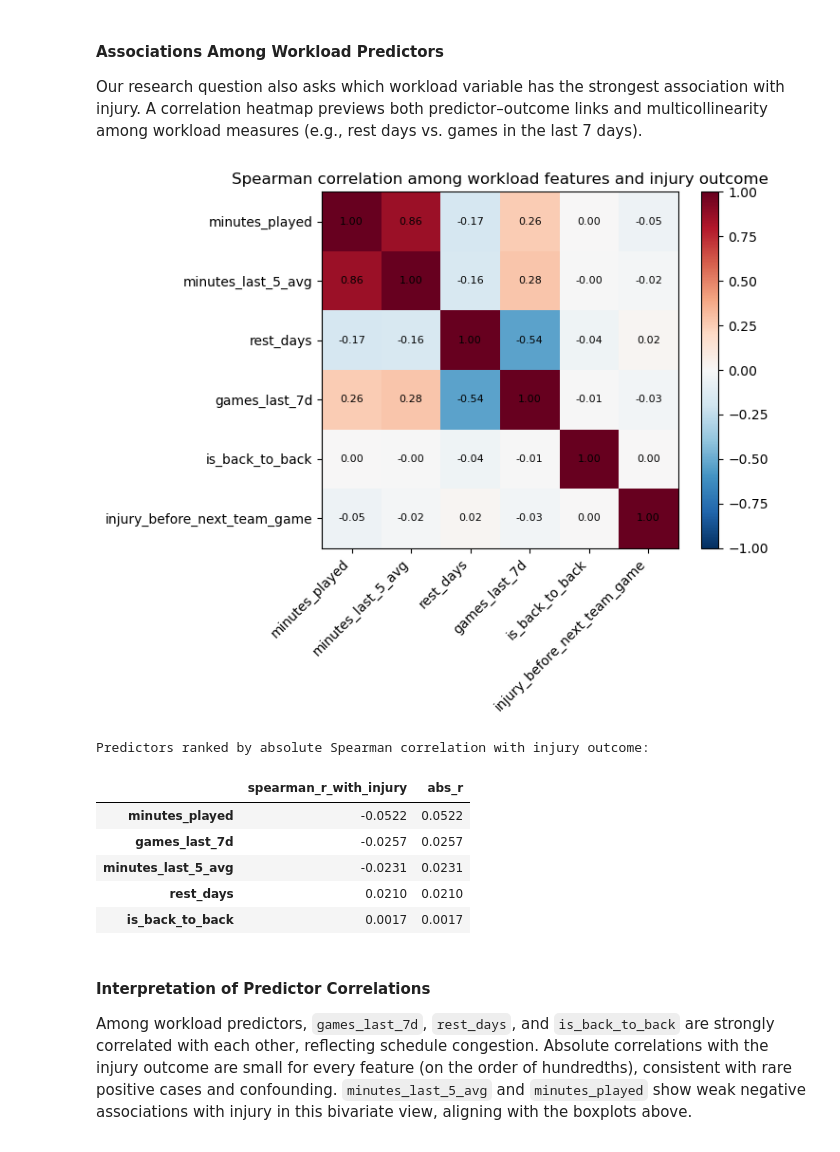
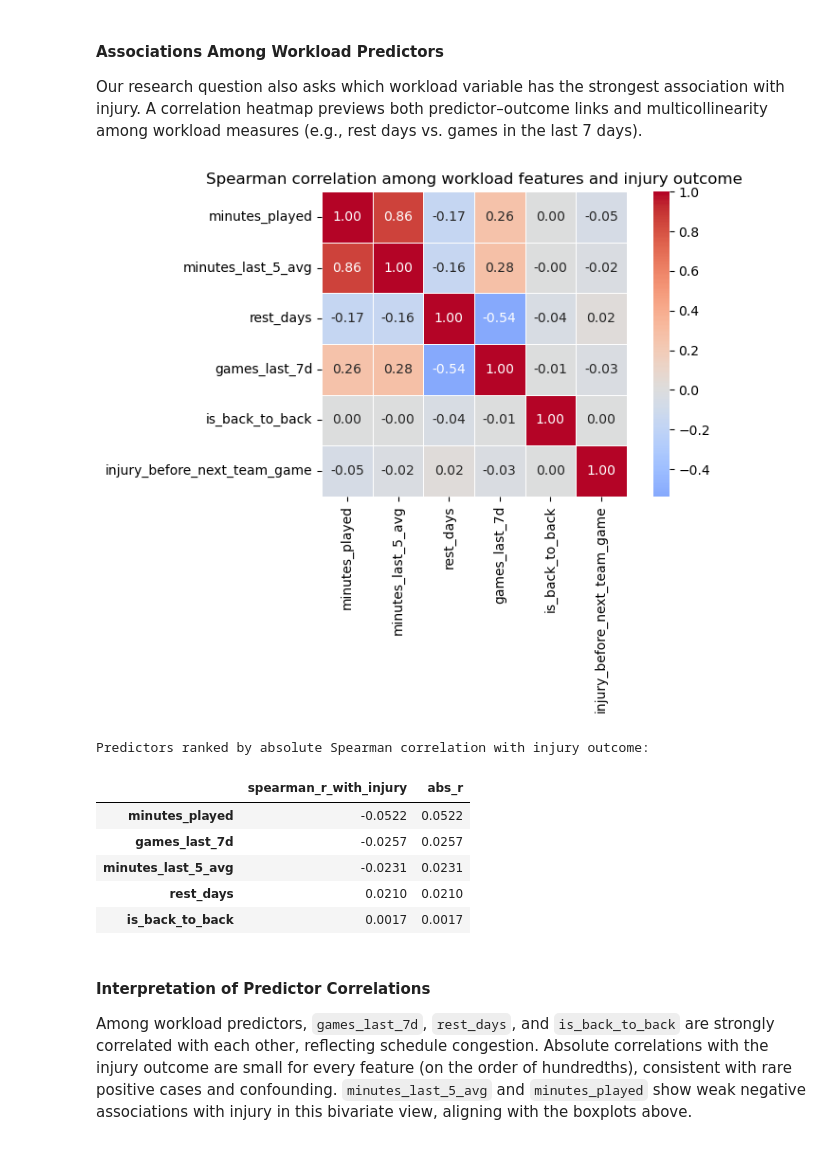
Before and after one commit to COGS108/Group-SP26-100, a Jupyter notebook: 02-EDACheckpoint.ipynb, the cells around one changed output. Cells and saved outputs as stored; diff of their text form; code cells hidden in the pictures.

```diff
--- a/02-EDACheckpoint.ipynb
+++ b/02-EDACheckpoint.ipynb
@@ -679,38 +679,43 @@ Our research question also asks which workload variable has the strongest associ
 # %%
 workload_cols = [
     'minutes_played', 'minutes_last_5_avg',
     'rest_days', 'games_last_7d', 'is_back_to_back',
     'injury_before_next_team_game',
 ]
 corr_df = uni_eda_df[workload_cols].dropna()
 spearman_corr = corr_df.corr(method='spearman')
 
+import seaborn as sns
+
 fig, ax = plt.subplots(figsize=(8, 6))
-im = ax.imshow(spearman_corr, cmap='RdBu_r', vmin=-1, vmax=1)
-ax.set_xticks(range(len(workload_cols)))
-ax.set_yticks(range(len(workload_cols)))
-ax.set_xticklabels(workload_cols, rotation=45, ha='right')
-ax.set_yticklabels(workload_cols)
-for i in range(len(workload_cols)):
-    for j in range(len(workload_cols)):
-        ax.text(j, i, f'{spearman_corr.iloc[i, j]:.2f}', ha='center', va='center', fontsize=8)
+
+sns.heatmap(
+    spearman_corr,
+    annot=True,
+    fmt='.2f',
+    cmap='coolwarm',
+    center=0,
+    linewidths=0.5,
+    square=True,
+    ax=ax,
+)
+
 ax.set_title('Spearman correlation among workload features and injury outcome')
-fig.colorbar(im, ax=ax, fraction=0.046, pad=0.04)
-fig.tight_layout()
+plt.tight_layout()
 plt.show()
 
 predictors = [c for c in workload_cols if c != 'injury_before_next_team_game']
 injury_corr = (
     spearman_corr['injury_before_next_team_game'][predictors]
     .rename('spearman_r_with_injury')
     .to_frame()
 )
 injury_corr['abs_r'] = injury_corr['spearman_r_with_injury'].abs()
 injury_corr = injury_corr.sort_values('abs_r', ascending=False)
 print('Predictors ranked by absolute Spearman correlation with injury outcome:')
 display(injury_corr.round(4))
 # %% [output]
-[figure, old version]
+[figure, new version]
 Predictors ranked by absolute Spearman correlation with injury outcome:
 |  | spearman_r_with_injury | abs_r |
 | minutes_played | -0.0522 | 0.0522 |
```
